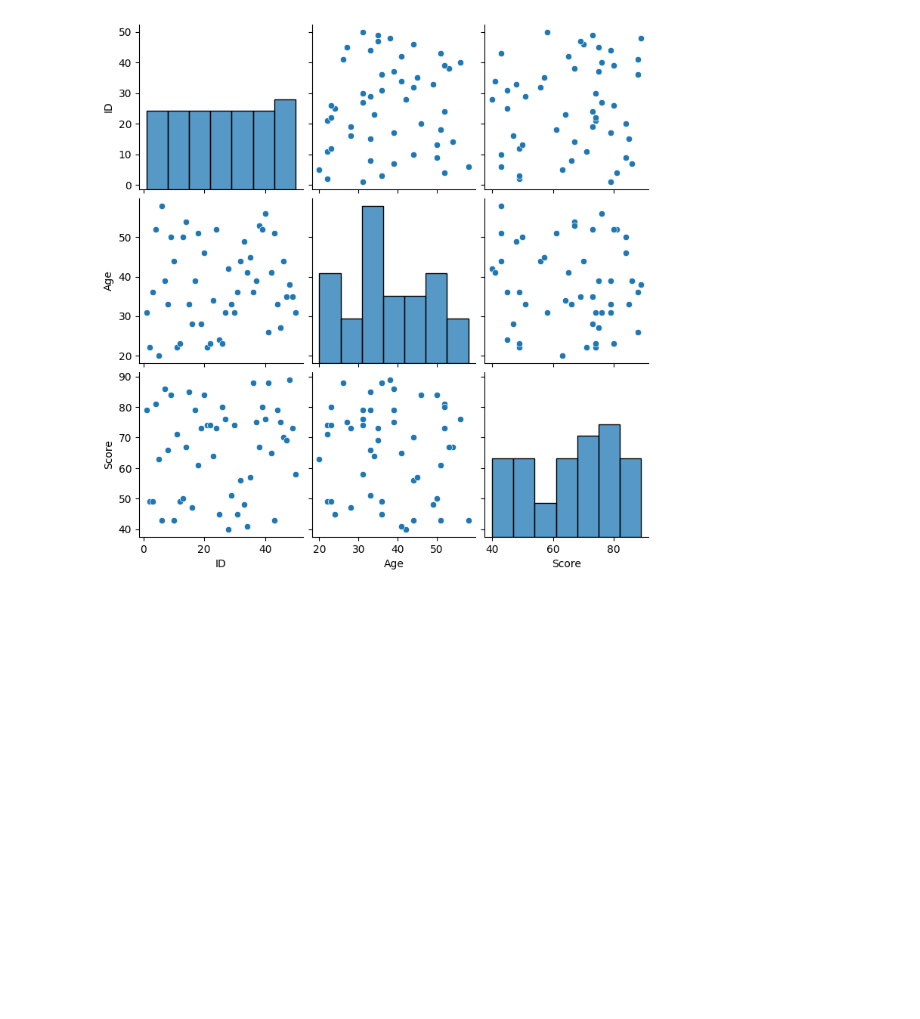
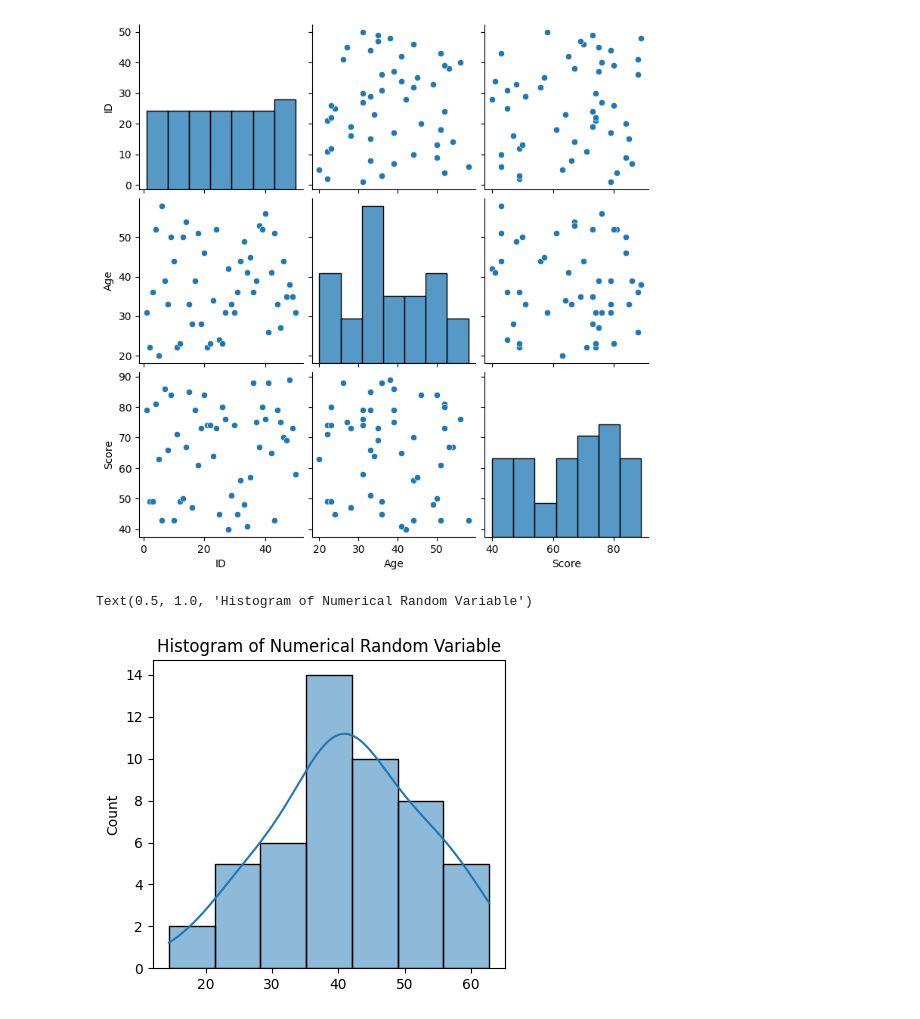
Before and after one commit to SANGRAMLEMBE/MTech, a Jupyter notebook: Inferential_Statistics/Practical/Inferential_stats_1.ipynb, the cells around one changed output. Saved outputs shown, nothing was run; the diff lists cells and outputs as text; code cells hidden in the pictures; blank space fills up the shorter version.

```diff
--- a/Inferential_Statistics/Practical/Inferential_stats_1.ipynb
+++ b/Inferential_Statistics/Practical/Inferential_stats_1.ipynb
@@ -307,3 +357,18 @@ sns.pairplot(Created_data)
 plt.show()
 # %% [output]
 [figure]
+# %%
+import matplotlib.pyplot as plt
+import seaborn as sns
+
+plt.figure(figsize=(10, 4))
+
+
+
+# Histogram for numerical random variable
+plt.subplot(1, 2, 1)
+sns.histplot(normal_random_variable, kde=True)
+plt.title("Histogram of Numerical Random Variable")
+# %% [output]
+Text(0.5, 1.0, 'Histogram of Numerical Random Variable')
+[figure, added]
```
Also changed, not shown: parts of 21 cells of this notebook.
